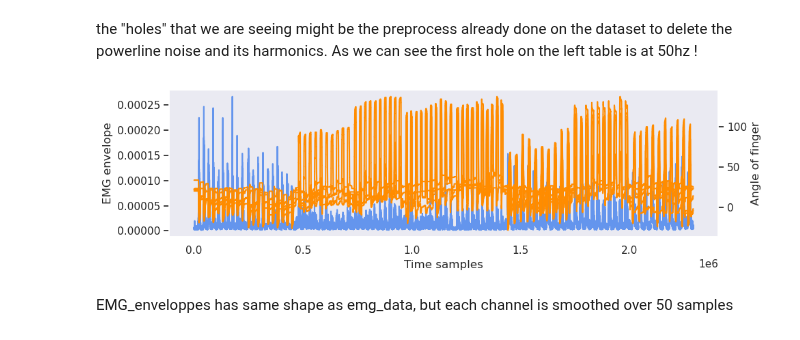
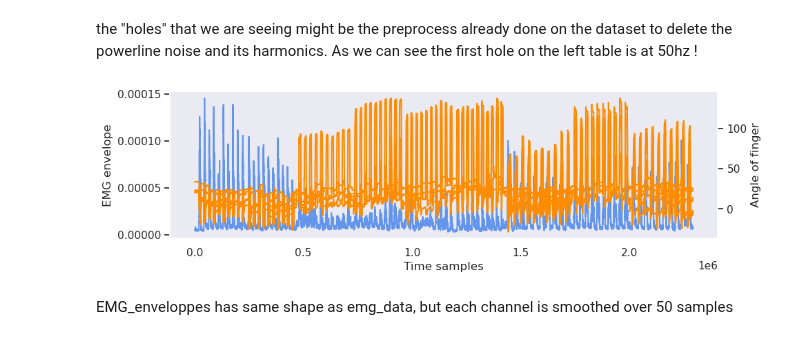
Before and after one commit to Tournedos/NSSP_project2_groupK, a Jupyter notebook: Part3.ipynb, the cells around one changed output. Drawn from its saved outputs; the diff is of its cells as text; code cells hidden in the pictures.

```diff
--- a/Part3.ipynb
+++ b/Part3.ipynb
@@ -115,35 +115,35 @@ Text(0.5, 1.0, 'Power Spectral Density plot in Log scale')
 # %% [markdown]
 the "holes" that we are seeing might be the preprocess already done on the dataset to delete the powerline noise and its harmonics. As we can see the first hole on the left table is at 50hz !
 # %%
-mov_mean_size = 50 # moving average filter of a length of 50 samples
+mov_mean_size = 400 # moving average filter of a length of 50 samples
 mov_mean_weights = np.ones(mov_mean_size) / mov_mean_size
 EMG_envelopes = convolve1d(np.abs(emg_data), weights=mov_mean_weights, axis=0) # we take the absolute value of emg again !
 #convolve1d smooths absolute EMG
 
 fig, ax = plt.subplots(figsize=(10,3))
 ax.plot(EMG_envelopes[:, 0],color = 'cornflowerblue', label="EMG envelope")
 ax.set_ylabel("EMG envelope")
 ax.set_xlabel("Time samples")
 ax.grid(False)
 
 finger_angle_ax = ax.twinx()
 finger_angle_ax.plot(glove_fingers, color="darkorange", label="Angle of finger") #important to take data of glove_fingers
 finger_angle_ax.set_ylabel("Angle of finger")# and not take glove_data // or we could take glove_data[:, target_joints]
 finger_angle_ax.grid(False)
 
 # Get handles and labels for legend
 emg_handles, emg_labels = ax.get_legend_handles_labels()
 finger_angle_handles, finger_angle_labels = finger_angle_ax.get_legend_handles_labels()
 
 # Combine handles and labels
 combined_handles = emg_handles + finger_angle_handles
 combined_labels = emg_labels + finger_angle_labels
 
 # Create a single legend
 #ax.legend(combined_handles, combined_labels, loc='upper left')
 plt.tight_layout()
 # %% [output]
-[figure, old version]
+[figure, new version]
 # %% [markdown]
 EMG_enveloppes has same shape as emg_data, but each channel is smoothed over 50 samples
 # %%
```
Also changed, not shown: parts of 19 cells of this notebook, 1 other file.
